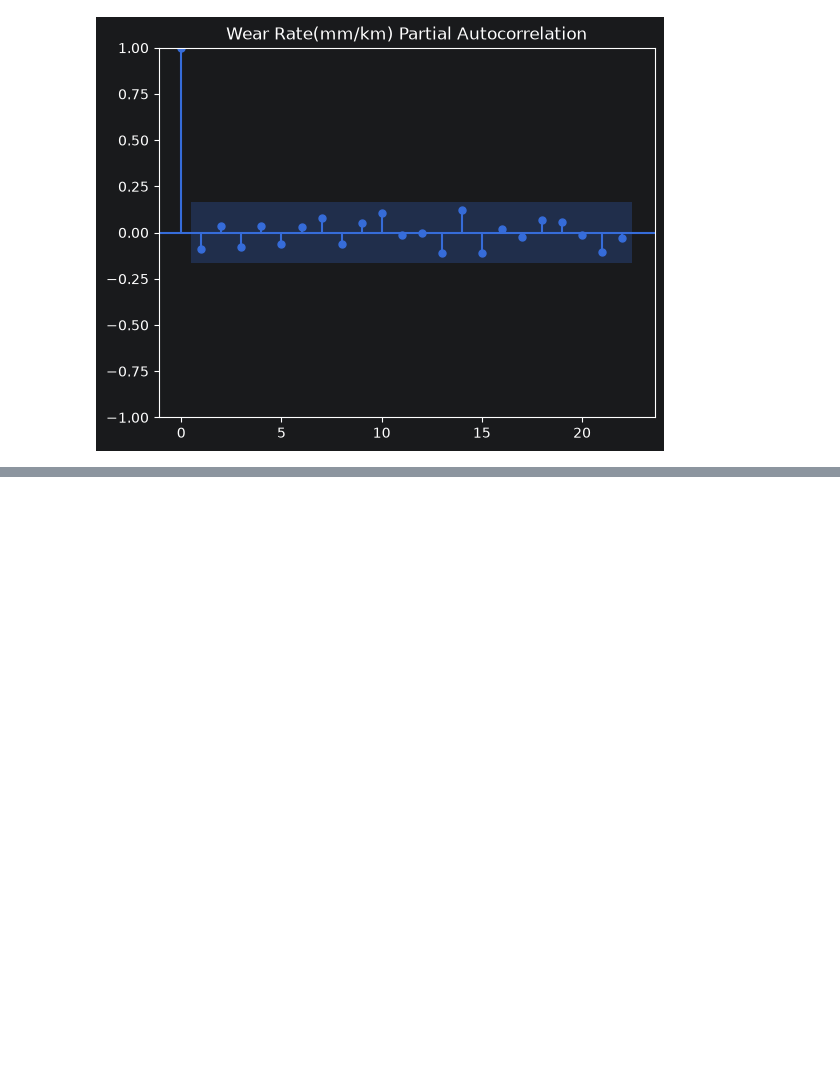
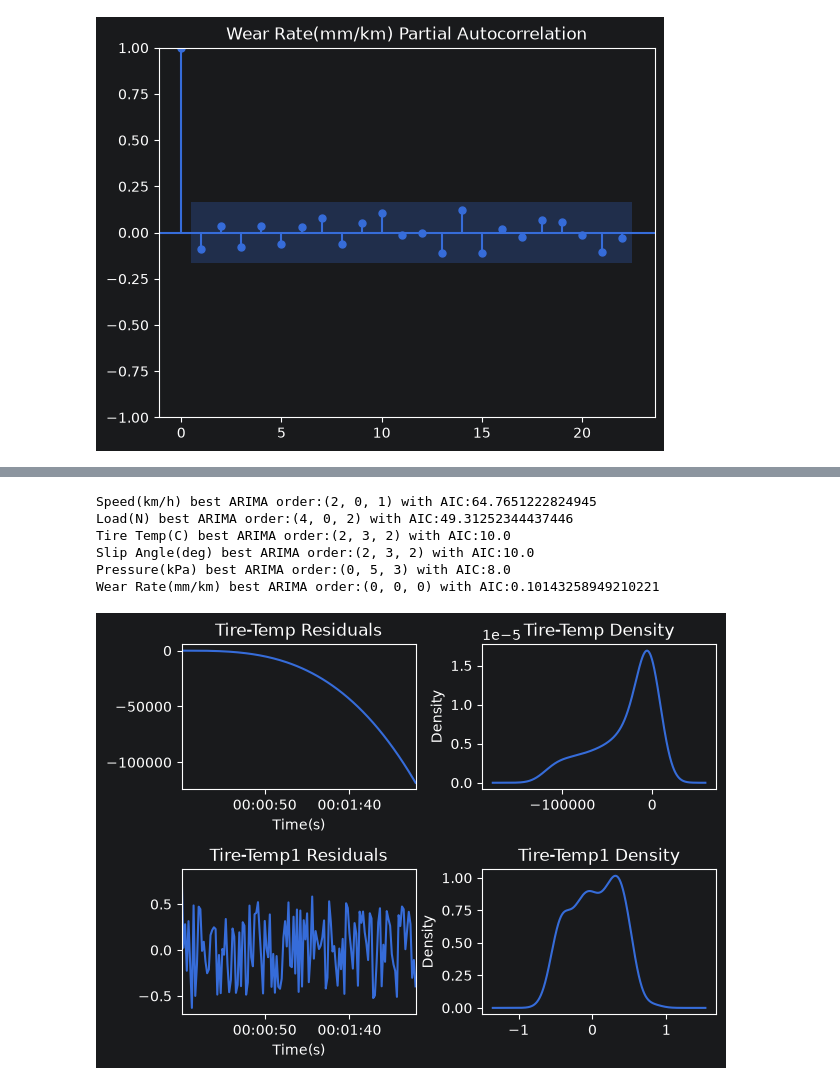
Before and after one commit to Thecular/Tire-Health-System, a Jupyter notebook: Forecast-Model.ipynb, the cells around one changed output, grey strips where cells are left out. Saved outputs shown, nothing was run; the diff lists cells and outputs as text; code cells hidden in the pictures; blank space fills up the shorter version.

Commit message:
Prediction stage of the forecast model

```diff
--- a/Forecast-Model.ipynb
+++ b/Forecast-Model.ipynb
@@ -247,0 +316,10 @@ for column in train_scaled_df.columns:
+# %%
+for x in column_model_selected:
+    print(x)
+# %% [output]
+Speed(km/h) best ARIMA order:(2, 0, 1) with AIC:64.7651222824945
+Load(N) best ARIMA order:(4, 0, 2) with AIC:49.31252344437446
+Tire Temp(C) best ARIMA order:(2, 3, 2) with AIC:10.0
+Slip Angle(deg) best ARIMA order:(2, 3, 2) with AIC:10.0
+Pressure(kPa) best ARIMA order:(0, 5, 3) with AIC:8.0
+Wear Rate(mm/km) best ARIMA order:(0, 0, 0) with AIC:0.10143258949210221
@@ -247,0 +335,45 @@ for column in train_scaled_df.columns:
+# %%
+#Training the model
+speed_model = ARIMA(train_scaled_df["Speed(km/h)"],order=(2,0,1))
+speed_result = speed_model.fit()
+
+load_model = ARIMA(train_scaled_df["Load(N)"],order=(4,0,2))
+load_result = load_model.fit()
+
+temp_model = ARIMA(train_scaled_df["Tire Temp(C)"],order=(2,3,2))
+temp_result = temp_model.fit()
+
+temp1_model = ARIMA(train_scaled_df["Tire Temp(C)"],order=(2,1,2))#model selected from the residual graph
+temp1_result = temp1_model.fit()
+
+slip_model = ARIMA(train_scaled_df["Slip Angle(deg)"],order=(2,3,2))#model selected from the residual graph
+slip_result = slip_model.fit()
+
+slip1_model = ARIMA(train_scaled_df["Slip Angle(deg)"],order=(2,1,2))
+slip1_result = slip1_model.fit()
+
+pressure_model = ARIMA(train_scaled_df["Pressure(kPa)"],order=(0,5,3))
+pressure_result = pressure_model.fit()
+
+pressure1_model = ARIMA(train_scaled_df["Pressure(kPa)"],order=(0,1,3))#model selected from the residual graph
+pressure1_result = pressure1_model.fit()
+
+wear_model = ARIMA(train_scaled_df["Wear Rate(mm/km)"],order=(0,0,0))
+wear_result = wear_model.fit()
+# %%
+#Residual of columns that has more than one model
+#Tire Temperature
+fig,ax = plt.subplots(2,2)
+
+temp_residuals = temp_result.resid[1:]
+temp_residuals.plot(title="Tire-Temp Residuals",ax=ax[0,0])
+temp_residuals.plot(title="Tire-Temp Density",kind="kde",ax=ax[0,1])
+
+temp1_residuals = temp1_result.resid[1:]#model selected
+temp1_residuals.plot(title="Tire-Temp1 Residuals",ax=ax[1,0])
+temp1_residuals.plot(title="Tire-Temp1 Density",kind="kde",ax=ax[1,1])
+
+plt.tight_layout()
+plt.show();
+# %% [output]
+[figure, added]
```
Also changed, not shown: parts of 11 cells of this notebook, 1 other file.
